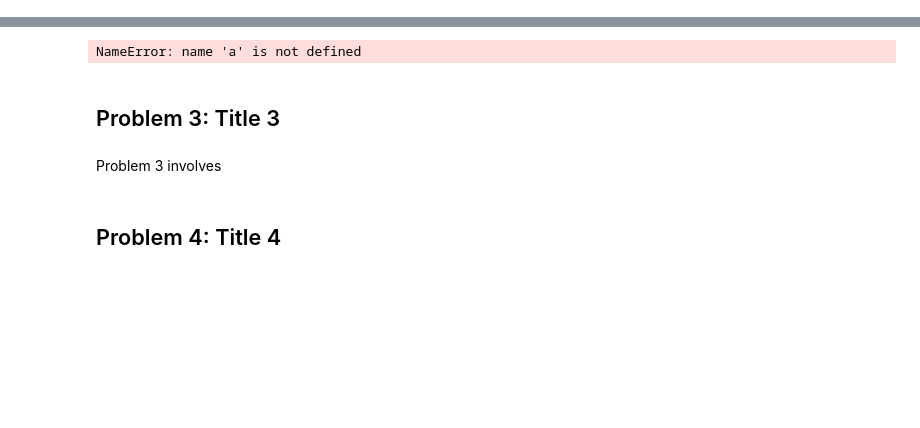
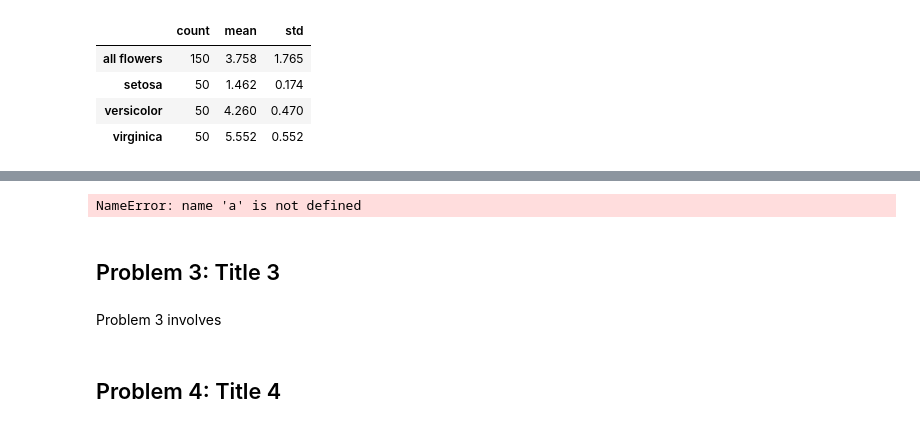
Before and after one commit to HewaOrang/AppStat, a Jupyter notebook: problems.ipynb, the cells around one changed output, grey strips where cells are left out. Drawn from its saved outputs; the diff is of its cells as text; code cells hidden in the pictures; blank space fills up the shorter version.

```diff
--- a/problems.ipynb
+++ b/problems.ipynb
@@ -74,0 +125,26 @@ The overall histogram is not well described by one normal distribution: it has t
+# %%
+# Compute overall descriptive statistics for petal length.
+overall_lengths = iris["petal_length"]
+overall_mean = overall_lengths.mean()
+overall_std = overall_lengths.std(ddof=1)
+
+# Produce the same statistics separately for each species.
+species_summary = (
+    iris.groupby("species")["petal_length"]
+    .agg(count="count", mean="mean", std="std")
+    .reindex(species_order)
+)
+
+# Add the whole-dataset result to the top of the summary table.
+all_flowers = pd.DataFrame(
+    {"count": [len(iris)], "mean": [overall_mean], "std": [overall_std]},
+    index=["all flowers"],
+)
+petal_summary = pd.concat([all_flowers, species_summary])
+petal_summary.round(3)
+# %% [output]
+|  | count | mean | std |
+| all flowers | 150 | 3.758 | 1.765 |
+| setosa | 50 | 1.462 | 0.174 |
+| versicolor | 50 | 4.260 | 0.470 |
+| virginica | 50 | 5.552 | 0.552 |
```
Also changed, not shown: parts of 17 cells of this notebook.
